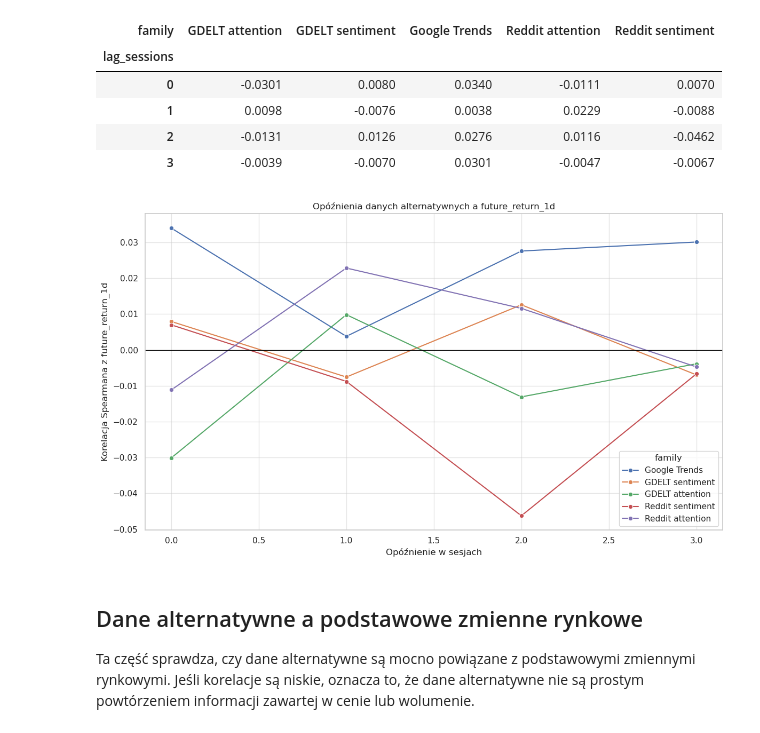
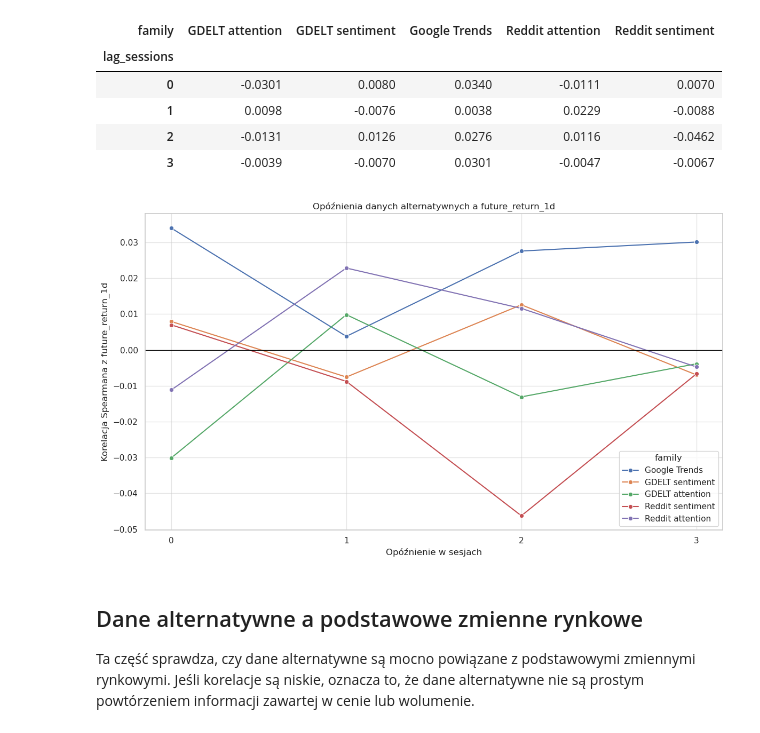
Before and after one commit to filip19992/equity-price-direction-predictor, a Jupyter notebook: notebooks/feature_exploratory_analysis.ipynb, the cells around one changed output. Cells and saved outputs as stored; diff of their text form; code cells hidden in the pictures.

```diff
--- a/notebooks/feature_exploratory_analysis.ipynb
+++ b/notebooks/feature_exploratory_analysis.ipynb
@@ -620,20 +620,21 @@ display(alt_lag_corr_pivot_df)
 # %%
 plt.figure(figsize=(12, 7))
 sns.lineplot(
     data=alt_lag_corr_df,
     x="lag_sessions",
     y="spearman_with_future_return",
     hue="family",
     marker="o",
 )
 plt.axhline(0, color="black", linewidth=1)
+plt.xticks(sorted(alt_lag_corr_df["lag_sessions"].dropna().unique().astype(int)))
 plt.title("Opóźnienia danych alternatywnych a future_return_1d")
 plt.xlabel("Opóźnienie w sesjach")
 plt.ylabel("Korelacja Spearmana z future_return_1d")
 plt.tight_layout()
 plt.show()
 # %% [output]
-[figure, old version]
+[figure, new version]
 # %% [markdown]
 ## Dane alternatywne a podstawowe zmienne rynkowe
 
```
Also changed, not shown: parts of 3 cells of this notebook, 2 other files.
